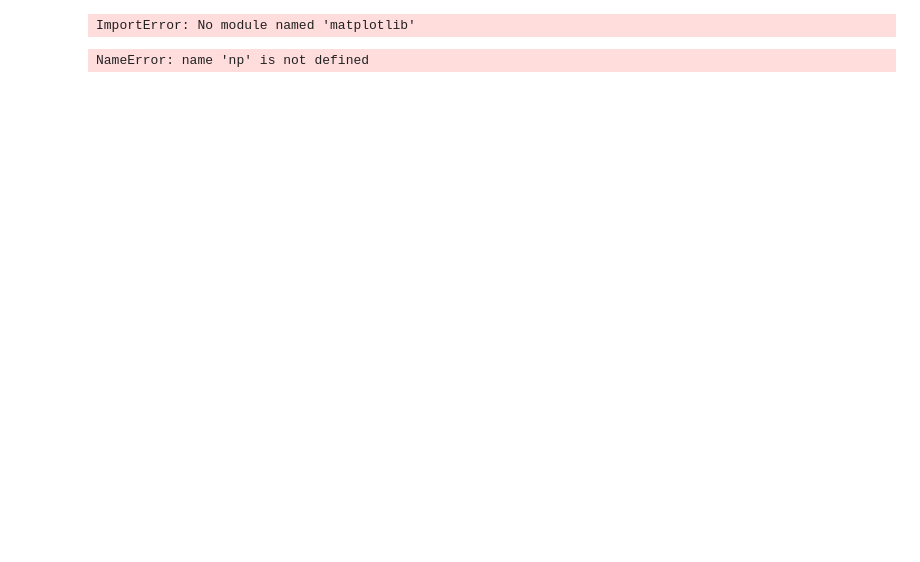
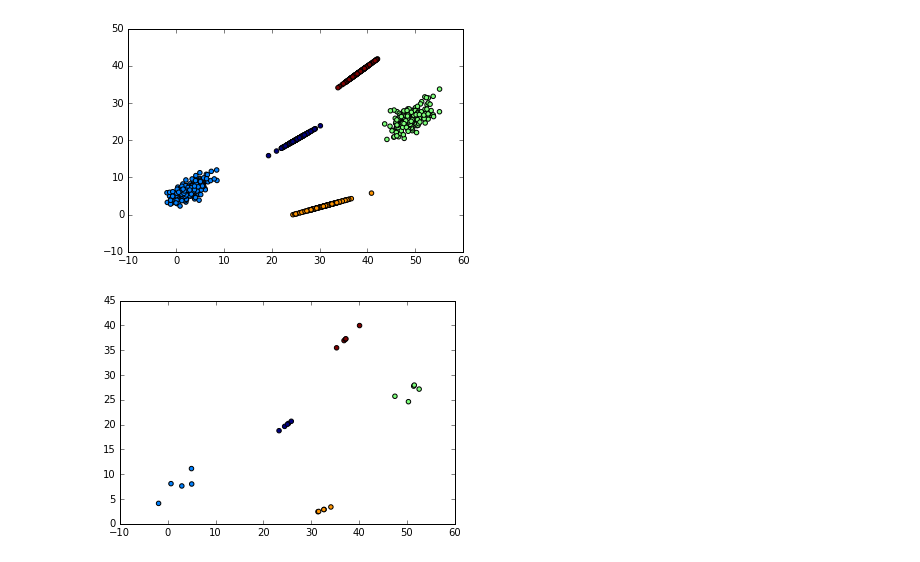
Before and after one commit to link-er/cuda_vision, a Jupyter notebook: ass_3_caffee/multivariate_dataset.ipynb, the cells around one changed output. Drawn from its saved outputs; the diff is of its cells as text; code cells hidden in the pictures; blank space fills up the shorter version.

Commit message:
assignment 3 results

```diff
--- a/ass_3_caffee/multivariate_dataset.ipynb
+++ b/ass_3_caffee/multivariate_dataset.ipynb
@@ -1,42 +1,44 @@
 # %%
 get_ipython().magic(u'matplotlib inline')
 import numpy as np
 import matplotlib.pyplot as plt
 
+# for the same classes every time
+#np.random.seed(9)
 # size[0] - number of points
 # size[1] - dimesion of points
-def multidim_normal_data(n_classes=3, dimension=2, examples=20):
-    # centers around which patterns will be distributed
-    means = np.random.uniform(1, 50, size=(n_classes, dimension))
-    # covariance matrices for each of classes
-    #stds = np.random.uniform(0, 0.2, size=n_classes)
-    covs = np.random.uniform(1, 5, size=(n_classes, dimension, dimension))
-    # generate array of n_classes arrays, each contains examples number of points
-    X = [np.random.multivariate_normal(mean, cov, examples) for mean, cov in zip(means, covs)]
-    X = np.vstack(X)
-    # generate array of three arrays for labeling
-    C = [[i] * examples for i in xrange(n_classes)]
-    C = np.ravel(C)
-    return X, C
+n_classes=5
+dimension=2
+examples=200
+# centers around which patterns will be distributed
+means = np.random.uniform(1, 50, size=(n_classes, dimension))
+# covariance matrices for each of classes
+#stds = np.random.uniform(0, 0.2, size=n_classes)
+covs = np.random.uniform(1, 5, size=(n_classes, dimension, dimension))
+# generate array of n_classes arrays, each contains examples number of points
+X = [np.random.multivariate_normal(mean, cov, examples) for mean, cov in zip(means, covs)]
+X = np.vstack(X)
+# generate array of three arrays for labeling
+C = [[i] * examples for i in xrange(n_classes)]
+C = np.ravel(C)
 
-# for the same classes every time
-np.random.seed(10)
-X, C = multidim_normal_data(n_classes=6)
+plt.figure()
 plt.scatter(X[:,0], X[:,1], c=C)
-plt.gca().set_aspect(1.)
 
 np.savetxt('dataset.txt', X, fmt='%6.3f')
 np.savetxt('classes.txt', C, fmt='%1.0f')
 
-X, C = multidim_normal_data(n_classes=6, examples=5)
-np.savetxt('test_dataset.txt', X, fmt='%6.3f')
+tests = 5
+Xt = [np.random.multivariate_normal(mean, cov, tests) for mean, cov in zip(means, covs)]
+Xt = np.vstack(Xt)
+Ct = [[i] * tests for i in xrange(n_classes)]
+Ct = np.ravel(Ct)
+plt.figure()
+plt.scatter(Xt[:,0], Xt[:,1], c=Ct)
+np.savetxt('test_dataset.txt', Xt, fmt='%6.3f')
 # %% [output]
-ImportError: No module named 'matplotlib'
+[figure, added]
+[figure, added]
-# %%
-result = np.loadtxt('good_dataset.txt')
-plt.scatter(result[:,0], result[:,1], c=result[:,2])
-# %% [output]
-NameError: name 'np' is not defined
 # %%
 test_data = np.loadtxt('test_dataset1.txt')
 test_data = np.transpose(np.delete(test_data, (0), axis=0))
```
Also changed, not shown: parts of 1 cell of this notebook, 28 other files.
